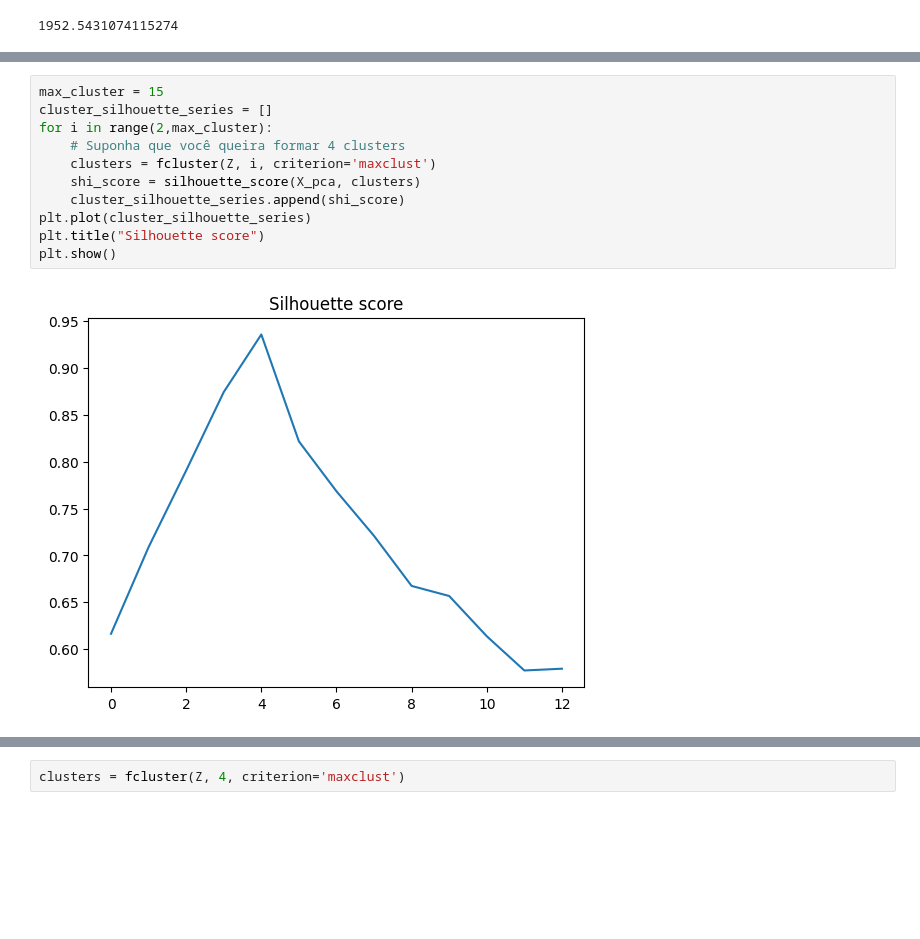
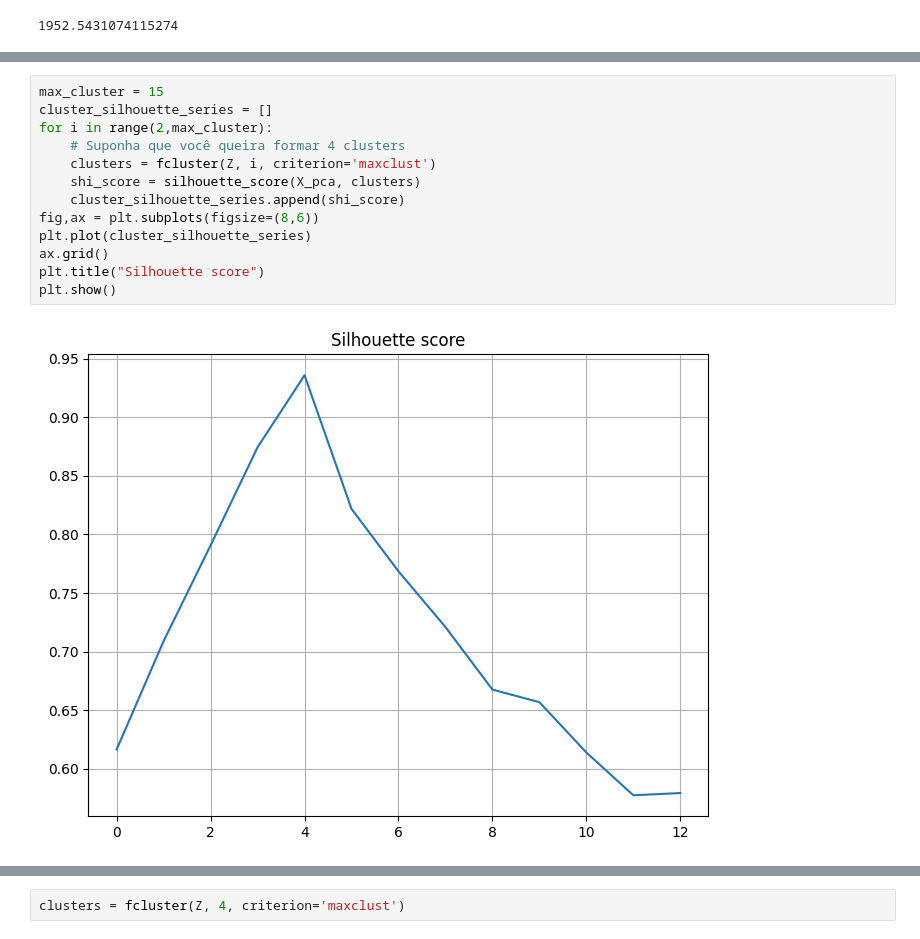
Before and after one commit to marcello10/Agrupamento_Hierarquico, a Jupyter notebook: hierachical_clustering.ipynb, the cells around one changed output, grey strips where cells are left out. Saved outputs shown, nothing was run; the diff lists cells and outputs as text; blank space fills up the shorter version.

```diff
--- a/hierachical_clustering.ipynb
+++ b/hierachical_clustering.ipynb
@@ -163,16 +167,18 @@ plt.show()
 # %%
 max_cluster = 15
 cluster_silhouette_series = []
 for i in range(2,max_cluster):
     # Suponha que você queira formar 4 clusters
     clusters = fcluster(Z, i, criterion='maxclust')
     shi_score = silhouette_score(X_pca, clusters)
     cluster_silhouette_series.append(shi_score)
+fig,ax = plt.subplots(figsize=(8,6))
 plt.plot(cluster_silhouette_series)
+ax.grid()
 plt.title("Silhouette score")
 plt.show()
 # %% [output]
-[figure, old version]
+[figure, new version]
 # %%
 max_cluster = 15
 cluster_davies_series = []
```
Also changed, not shown: parts of 4 cells of this notebook.
